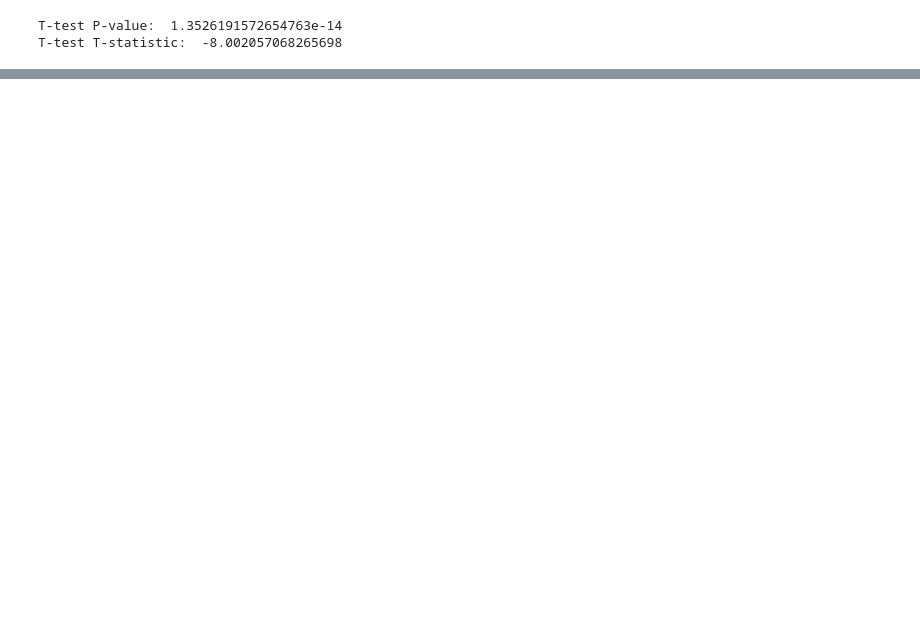
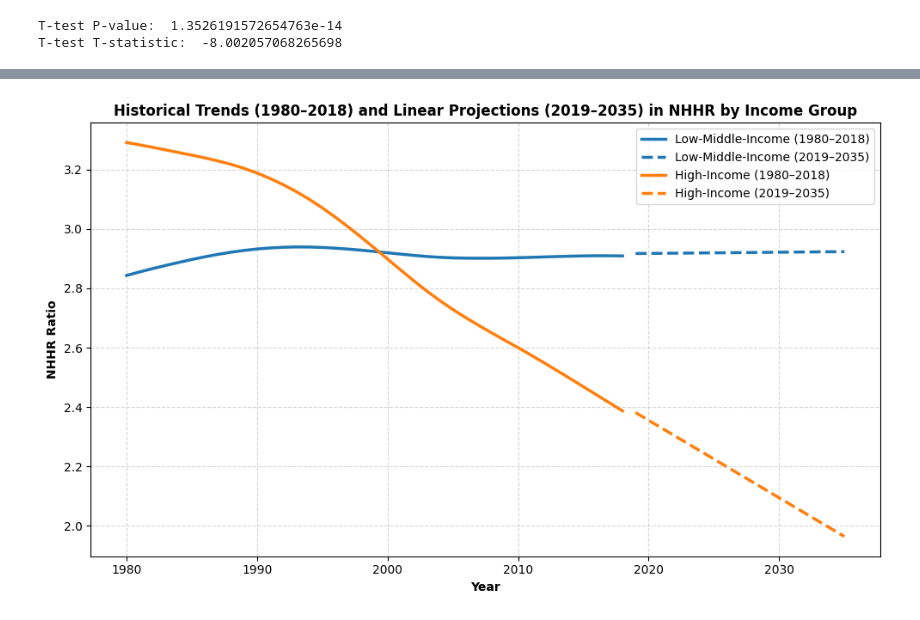
Before and after one commit to ariafcode/dsrp, a Jupyter notebook: dsrp.ipynb, the cells around one changed output, grey strips where cells are left out. Saved outputs shown, nothing was run; the diff lists cells and outputs as text; code cells hidden in the pictures; blank space fills up the shorter version.

```diff
--- a/dsrp.ipynb
+++ b/dsrp.ipynb
@@ -703,0 +805,83 @@ T-test T-statistic:  -8.002057068265698
+# %%
+import matplotlib.pyplot as plt
+import numpy as np
+import pandas as pd
+from sklearn.linear_model import LinearRegression
+from sklearn.metrics import mean_absolute_error, r2_score
+
+df_merged["ratio_of_non-HDL_to_HDL"] = (
+    df_merged["mean_non-hdl_cholesterol_mmol_l"]
+    / df_merged["mean_hdl_cholesterol_mmol_l"]
+)
+high_income_regions = ["High-income Western", "High-income Asia Pacific"]
+df_merged["income_group"] = np.where(
+    df_merged["super_region"].isin(high_income_regions),
+    "High-Income",
+    "Low-Middle-Income",
+)
+fig, ax = plt.subplots(figsize=(10, 6))
+future_years = pd.DataFrame({"year": np.arange(2019, 2036)})
+groups = df_merged["income_group"].unique()
+for group in groups:
+    group_df = df_merged[df_merged["income_group"] == group]
+    yearly_avg = (
+        group_df.groupby("year", as_index=False)["ratio_of_non-HDL_to_HDL"]
+        .mean()
+        .sort_values("year")
+    )
+    train_data = yearly_avg[
+        (yearly_avg["year"] >= 2000) & (yearly_avg["year"]<=2010)
+    ]
+    test_data = yearly_avg[yearly_avg["year"] > 2010]
+
+    X_train_backtest = train_data[["year"]]
+    y_train_backtest = train_data["ratio_of_non-HDL_to_HDL"]
+
+    X_test_backtest = test_data[["year"]]
+    y_test_backtest = test_data["ratio_of_non-HDL_to_HDL"]
+
+    backtest_model = LinearRegression()
+    backtest_model.fit(X_train_backtest, y_train_backtest)
+    backtest_pred = backtest_model.predict(X_test_backtest)
+
+    print("Backtest Performance")
+    print("Mean Absolute Error:", mean_absolute_error(y_test_backtest, backtest_pred))
+    print("R squared:", r2_score(y_test_backtest, backtest_pred))
+
+    X_full = yearly_avg[["year"]]
+    y_full = yearly_avg["ratio_of_non-HDL_to_HDL"]
+    final_model = LinearRegression()
+    final_model.fit(X_full, y_full)
+    X_future = future_years[["year"]]
+    future_preds = final_model.predict(X_future)
+
+    line = ax.plot(
+        yearly_avg["year"],
+        y_full,
+        label=f"{group} (1980–2018)",
+        linewidth=2.5,
+    )
+
+    group_color = line[0].get_color()
+
+    ax.plot(
+        X_future["year"],
+        future_preds,
+        label=f"{group} (2019–2035)",
+        linestyle="--",
+        linewidth=2.5,
+        color=group_color,
+    )
+
+ax.set_xlabel("Year", fontweight="bold")
+ax.set_ylabel("NHHR Ratio", fontweight="bold")
+ax.set_title(
+    "Historical Trends (1980–2018) and Linear Projections (2019–2035) in NHHR by Income Group",
+    fontweight="bold",
+)
+ax.legend(loc="upper right")
+ax.grid(True, linestyle="--", alpha=0.5)
+
+plt.tight_layout()
+plt.show()
+# %% [output]
@@ -703,0 +894 @@ T-test T-statistic:  -8.002057068265698
+[figure, added]
```
Also changed, not shown: parts of 3 cells of this notebook.
